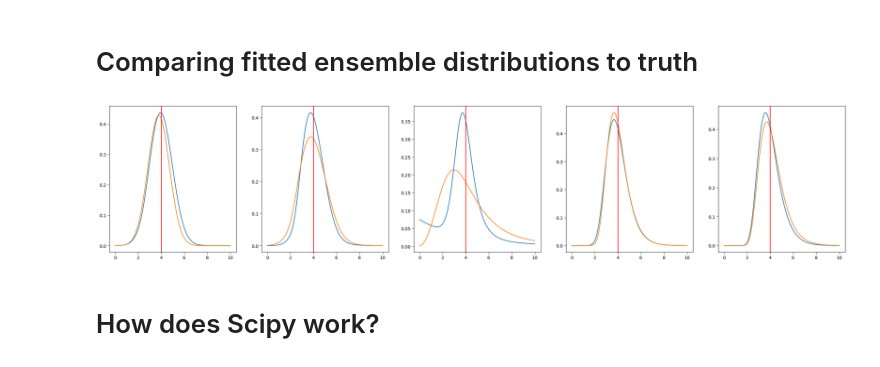
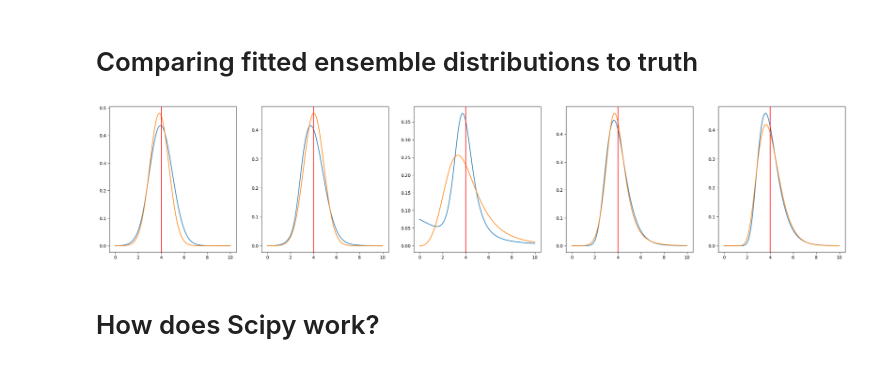
Before and after one commit to ihmeuw-msca/distrem, a Jupyter notebook: plots.ipynb, the cells around one changed output. Cells and saved outputs as stored; diff of their text form; code cells hidden in the pictures.

```diff
--- a/plots.ipynb
+++ b/plots.ipynb
@@ -61,29 +61,29 @@ plot_ensembles(distributions, weights, MEAN, VARIANCE, support, (30, 6))
 # %%
 # fig, ax = plt.subplots(1, 5, figsize=(30, 6))
 support = np.linspace(0, 10, 100)
 
-def ensemble_comparison(distributions, weights, mean, variance, support, figsize):
+def ensemble_comparison(distributions, weights, objective, mean, variance, support, figsize):
   fig, ax = plt.subplots(1, len(distributions), figsize=figsize)
   for i in range(len(distributions)):
     mod = EnsembleModel(distributions[i], weights[i], mean, variance)
     mod_draws = mod.rvs(size=len(support))
-    fit = EnsembleFitter(distributions[i], "L2").fit(mod_draws)
+    fit = EnsembleFitter(distributions[i], objective).fit(mod_draws)
     pdf = mod.pdf(support)
     ax[i].plot(support, pdf)
     ax[i].plot(support, fit.ensemble_model.pdf(support))
     ax[i].axvline(mean, color="red")
 
 distributions = [["normal", "gumbel"],
                  ["normal", "gumbel"],
                  ["exponential", "fisk"],
                  ["invgamma", "lognormal", "fisk"],
                  ["invgamma", "lognormal", "fisk"]]
 
 weights = [[0.99, 0.1], [0.6, 0.4], [0.3, 0.7], [0.3, 0.5, 0.2], [0.9, 0.05, 0.05]]
 
-ensemble_comparison(distributions, weights, MEAN, VARIANCE, support, (30, 6))
+ensemble_comparison(distributions, weights, "L1", MEAN, VARIANCE, support, (30, 6))
 # %% [output]
-[figure, old version]
+[figure, new version]
 # %% [markdown]
 # How does Scipy work?
 # %%
```
Also changed, not shown: 2 other files.
